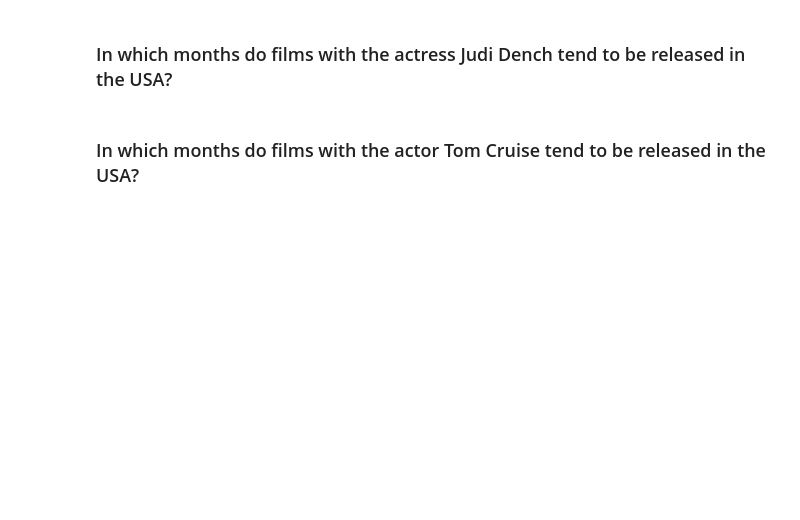
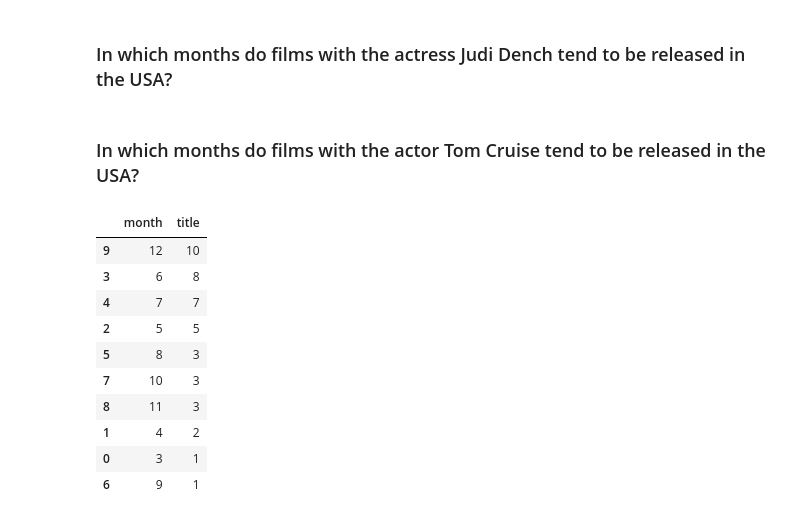
Before and after one commit to digitalminimal/Pandas_exercise, a Jupyter notebook: Exercises-4.ipynb, the cells around one changed output. Cells and saved outputs as stored; diff of their text form; code cells hidden in the pictures; blank space fills up the shorter version.

```diff
--- a/Exercises-4.ipynb
+++ b/Exercises-4.ipynb
@@ -104,3 +175,26 @@ q[['month','country','title']].groupby(['month','country'], as_index=False).coun
 ### In which months do films with the actress Judi Dench tend to be released in the USA?
 # %% [markdown]
 ### In which months do films with the actor Tom Cruise tend to be released in the USA?
+# %%
+
+merged = pd.merge(cast,release_dates, on=['title', 'year'])
+# %%
+q=merged[merged['name'].str.contains('Tom Cruise',na=False)]
+q=q[q['country']=='USA']
+q
+# %%
+q=q[['month','title']].groupby('month').count().reset_index()
+# %%
+q.sort_values('title',ascending=False)
+# %% [output]
+|  | month | title |
+| 9 | 12 | 10 |
+| 3 | 6 | 8 |
+| 4 | 7 | 7 |
+| 2 | 5 | 5 |
+| 5 | 8 | 3 |
+| 7 | 10 | 3 |
+| 8 | 11 | 3 |
+| 1 | 4 | 2 |
+| 0 | 3 | 1 |
+| 6 | 9 | 1 |
```
Also changed, not shown: parts of 7 cells of this notebook.
